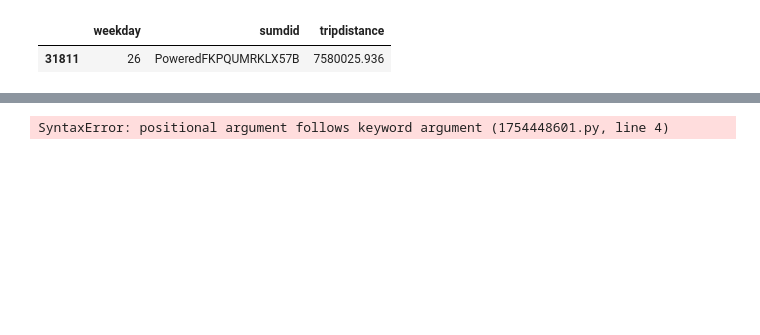
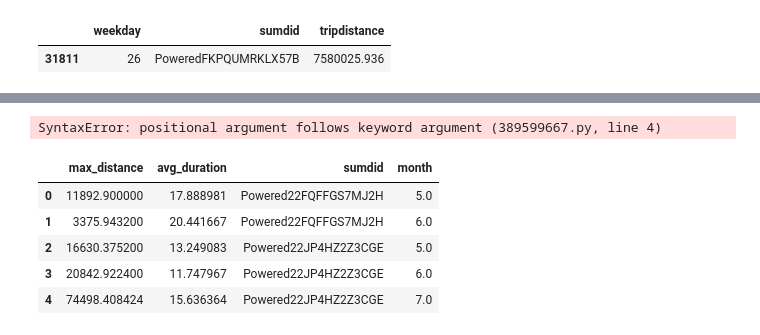
Before and after one commit to NSS-Full-Time-Data-Analytics-11/nashville-scooters-patches, a Jupyter notebook: notebook/scooters.ipynb, the cells around one changed output, grey strips where cells are left out. Drawn from its saved outputs; the diff is of its cells as text; code cells hidden in the pictures; blank space fills up the shorter version.

```diff
--- a/notebook/scooters.ipynb
+++ b/notebook/scooters.ipynb
@@ -678,12 +674,13 @@ limetrips.head(2)
 idletime = (limetrips
  .groupby(pd.Grouper(key = 'pubtimestamp','sumdid',
                      freq = '5min',
-                     origin = '2019-05-02 04:18:04.407'))
+                     origin = '2019-05-02 04:18:04.407')
+         )
  ['day']
  .count()
  .reset_index().sort_values(by = 'day', ascending = False))
 idletime
 # %% [output]
-SyntaxError: positional argument follows keyword argument (1754448601.py, line 4)
+SyntaxError: positional argument follows keyword argument (389599667.py, line 4)
 # %%
 # Joining both_tables,
@@ -702,9 +699,16 @@ LIMIT 100;
 with engine.connect() as connection: result = connection.execute(text(query))
 # %%
 with engine.connect() as connection:
-    lime_com = pd.read_sql(text(query), con = connection)
+    lime_comp = pd.read_sql(text(query), con = connection)
 # %%
-lime_com.head()
+lime_comp.head()
+# %% [output]
+|  | max_distance | avg_duration | sumdid | month |
+| 0 | 11892.900000 | 17.888981 | Powered22FQFFGS7MJ2H | 5.0 |
+| 1 | 3375.943200 | 20.441667 | Powered22FQFFGS7MJ2H | 6.0 |
+| 2 | 16630.375200 | 13.249083 | Powered22JP4HZ2Z3CGE | 5.0 |
+| 3 | 20842.922400 | 11.747967 | Powered22JP4HZ2Z3CGE | 6.0 |
+| 4 | 74498.408424 | 15.636364 | Powered22JP4HZ2Z3CGE | 7.0 |
 # %%
 # Distribution of scooters by specific area (for lime company)
 # Create a csv file then convert to geospatial data.
```
Also changed, not shown: parts of 21 cells of this notebook, 1 other file.
